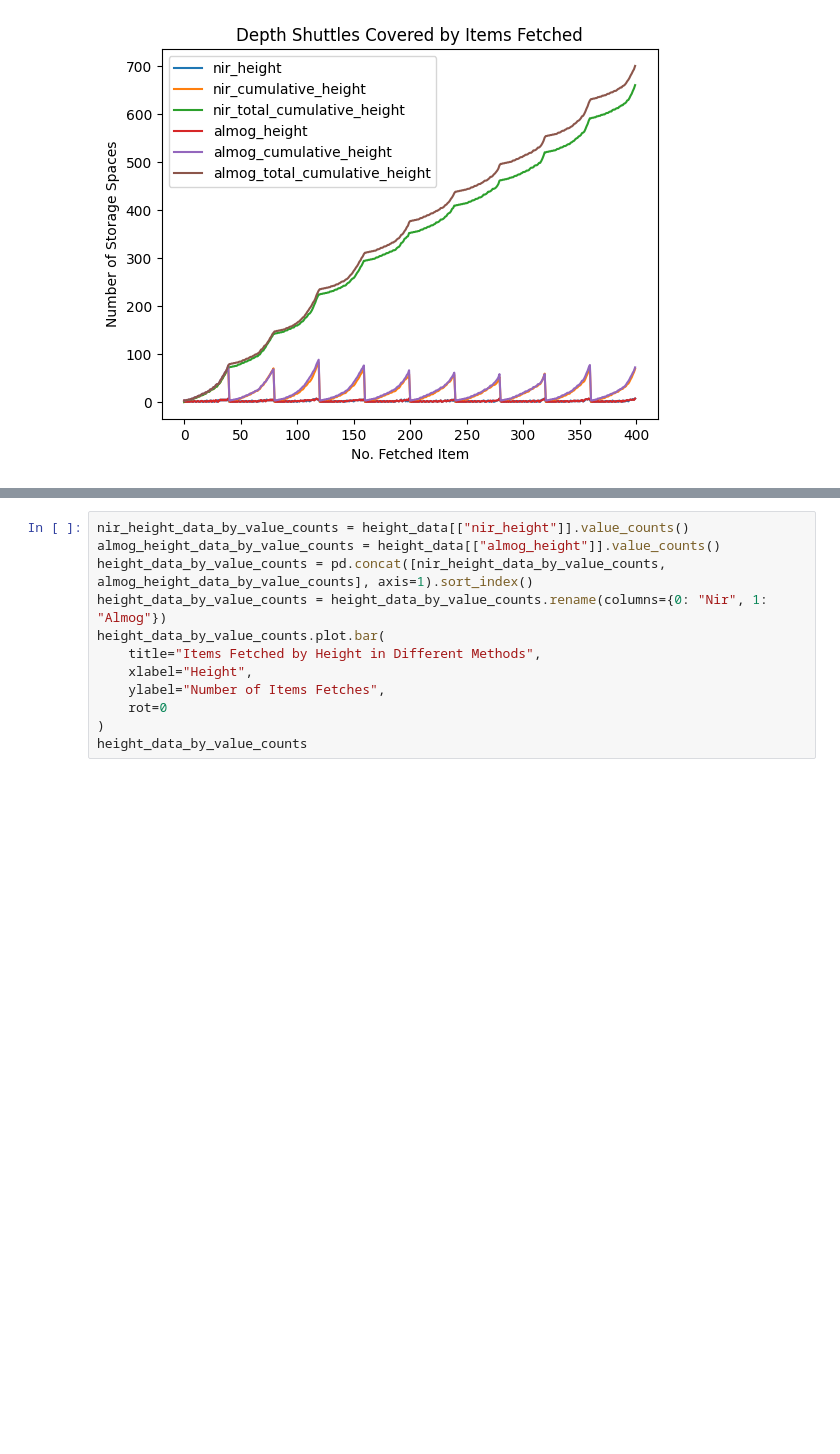
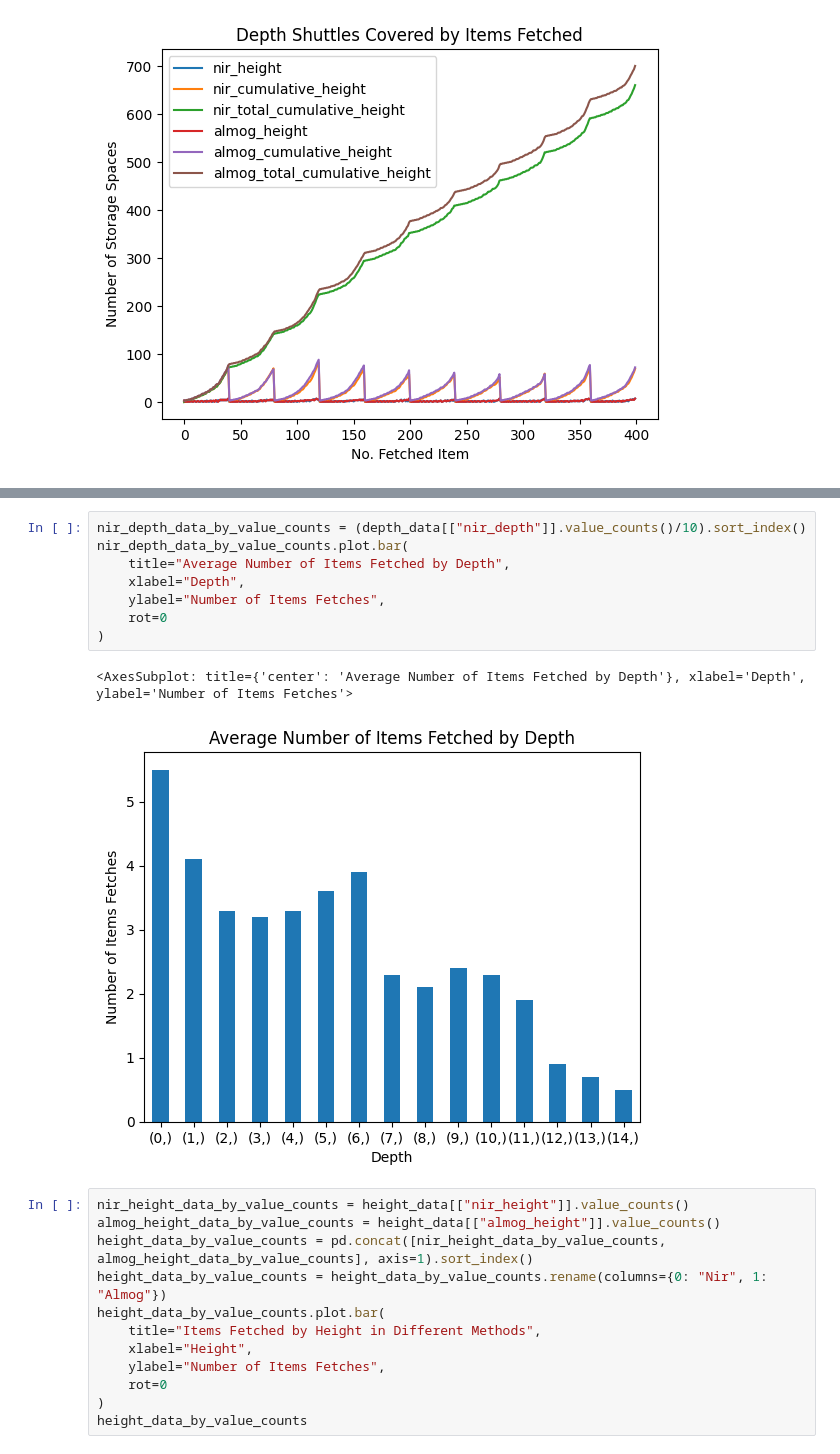
Before and after one commit to daniellepidt/facilities-design, a Jupyter notebook: heuristics_analysis.ipynb, the cells around one changed output, grey strips where cells are left out. Drawn from its saved outputs; the diff is of its cells as text; blank space fills up the shorter version.

Commit message:
Add new plots to notebook

```diff
--- a/heuristics_analysis.ipynb
+++ b/heuristics_analysis.ipynb
@@ -234,3 +234,14 @@ depth_data_by_value_counts
+# %%
+nir_depth_data_by_value_counts = (depth_data[["nir_depth"]].value_counts()/10).sort_index()
+nir_depth_data_by_value_counts.plot.bar(
+    title="Average Number of Items Fetched by Depth",
+    xlabel="Depth",
+    ylabel="Number of Items Fetches",
+    rot=0
+)
+# %% [output]
+<AxesSubplot: title={'center': 'Average Number of Items Fetched by Depth'}, xlabel='Depth', ylabel='Number of Items Fetches'>
+[figure, added]
 # %%
 nir_height_data_by_value_counts = height_data[["nir_height"]].value_counts()
 almog_height_data_by_value_counts = height_data[["almog_height"]].value_counts()
```
Also changed, not shown: parts of 2 cells of this notebook.
